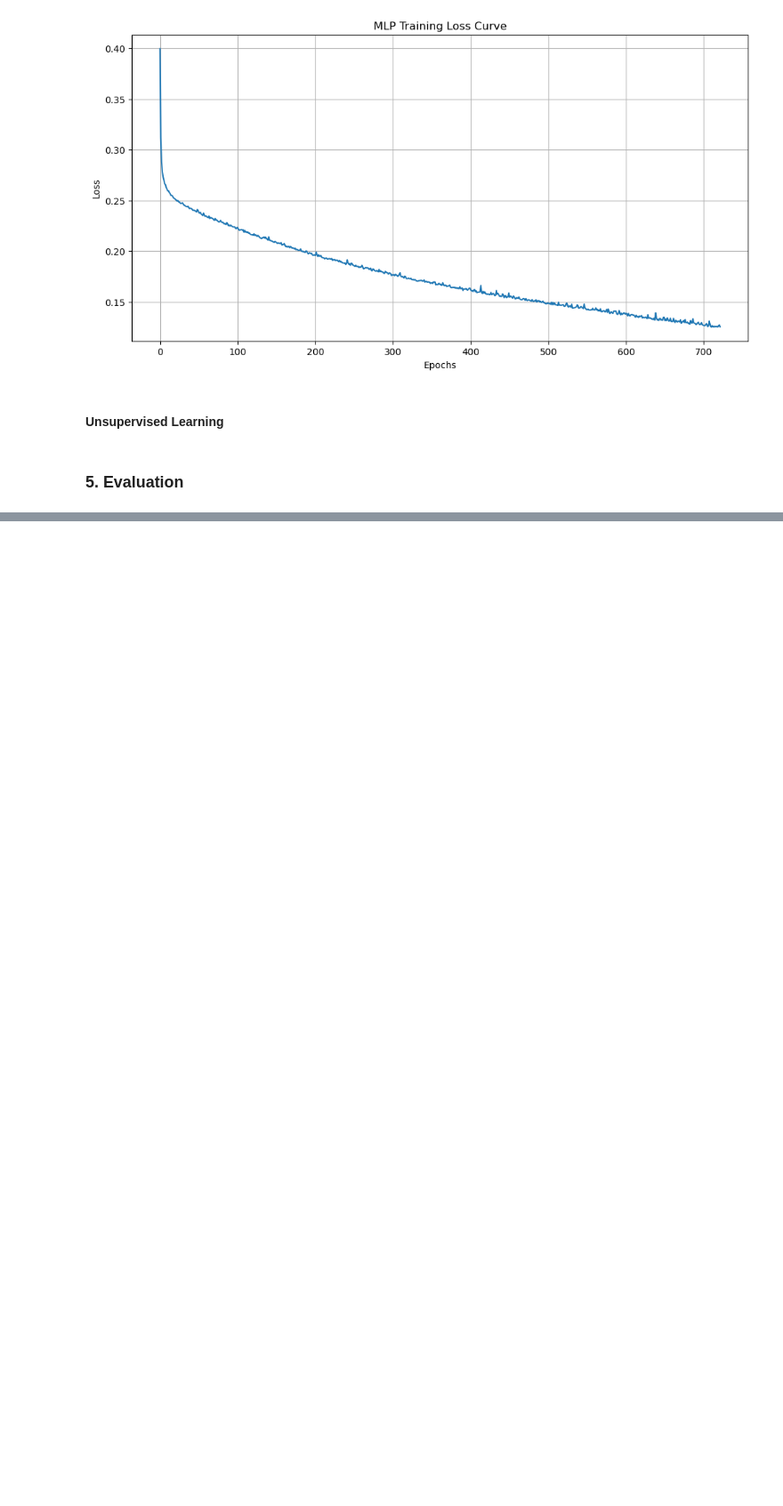
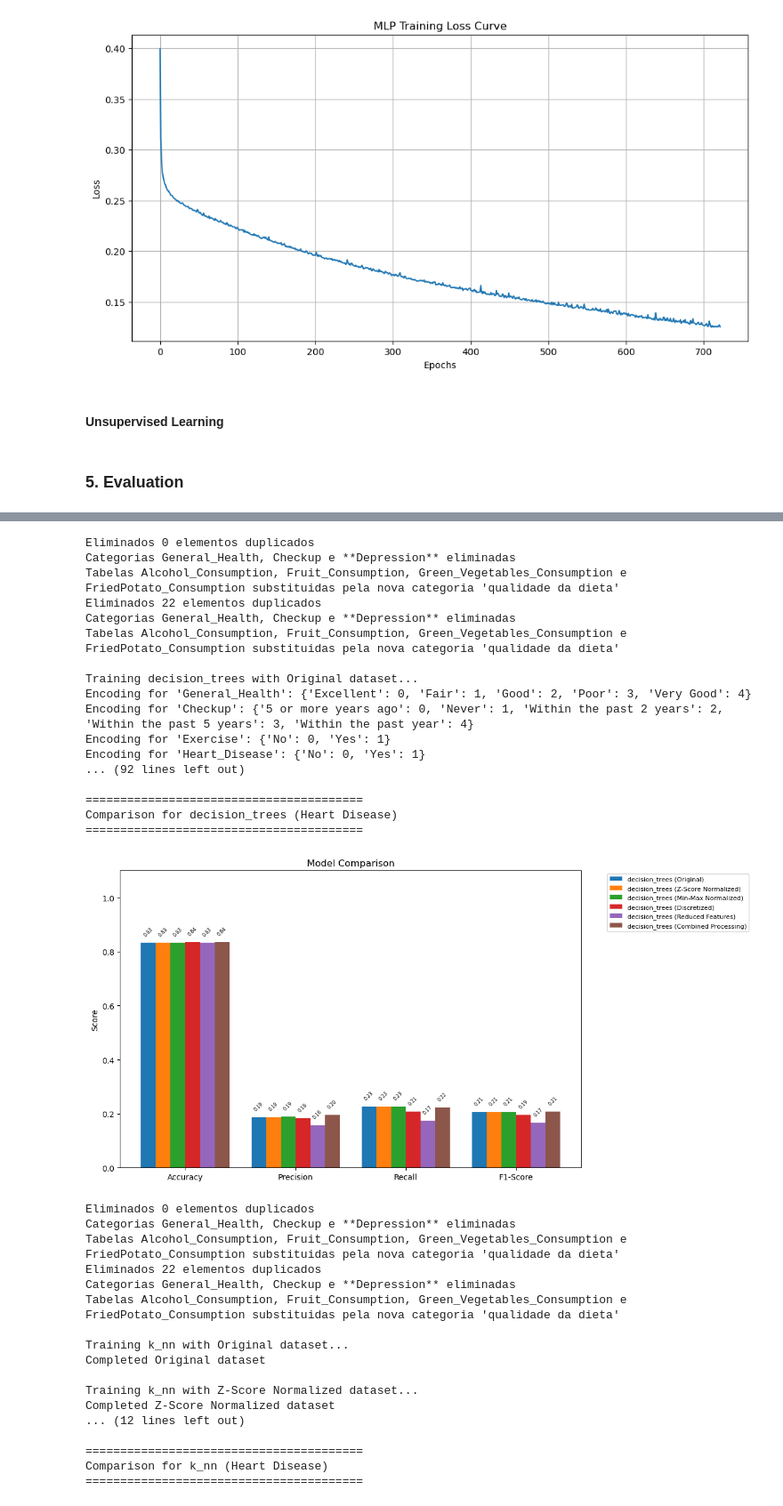
Before and after one commit to Yeshey/IAA-IntroAprendizagemAutomatica, a Jupyter notebook: FinalProject/Project.ipynb, the cells around one changed output, grey strips where cells are left out. Shown at 89% size. Cells and saved outputs as stored; diff of their text form; code cells hidden in the pictures; blank space fills up the shorter version.

Commit message:
comparisons different databases

```diff
--- a/FinalProject/Project.ipynb
+++ b/FinalProject/Project.ipynb
@@ -253,7 +253,7 @@ def preprocess_dataset(dataset, tipo=False, debug=False):
 	return features, target, label_encoders
 
 
-def data_discretization(dataset, com_graficos):
+def data_discretization(dataset, com_graficos=False):
 	"""
 	Aplica data discretization aos dadps para categorizar as categorias que mais precisam.
 	Reduz a grande quantidade de labels de uma dada categoria para não termos que lidar com um excesso de labels.
@@ -1173,0 +1238,45 @@ compare_models(results_to_compare)
+# %%
+# Compare different preprocessing for Decision Trees
+dt_results = compare_preprocessing_strategies(decision_trees)
+
+# Compare for k-NN (make sure to uncomment normalization in k_nn function first!)
+knn_results = compare_preprocessing_strategies(k_nn)
+
+# Compare for MLP
+mlp_results = compare_preprocessing_strategies(multi_layer_perceptron)
+# %% [output]
+Eliminados 0 elementos duplicados
+Categorias General_Health, Checkup e **Depression** eliminadas
+Tabelas Alcohol_Consumption, Fruit_Consumption, Green_Vegetables_Consumption e FriedPotato_Consumption substituidas pela nova categoria 'qualidade da dieta'
+Eliminados 22 elementos duplicados
+Categorias General_Health, Checkup e **Depression** eliminadas
+Tabelas Alcohol_Consumption, Fruit_Consumption, Green_Vegetables_Consumption e FriedPotato_Consumption substituidas pela nova categoria 'qualidade da dieta'
+
+Training decision_trees with Original dataset...
+Encoding for 'General_Health': {'Excellent': 0, 'Fair': 1, 'Good': 2, 'Poor': 3, 'Very Good': 4}
+Encoding for 'Checkup': {'5 or more years ago': 0, 'Never': 1, 'Within the past 2 years': 2, 'Within the past 5 years': 3, 'Within the past year': 4}
+Encoding for 'Exercise': {'No': 0, 'Yes': 1}
+Encoding for 'Heart_Disease': {'No': 0, 'Yes': 1}
+... (92 lines left out)
+
+========================================
+Comparison for decision_trees (Heart Disease)
+========================================
+[figure, added]
+Eliminados 0 elementos duplicados
+Categorias General_Health, Checkup e **Depression** eliminadas
+Tabelas Alcohol_Consumption, Fruit_Consumption, Green_Vegetables_Consumption e FriedPotato_Consumption substituidas pela nova categoria 'qualidade da dieta'
+Eliminados 22 elementos duplicados
+Categorias General_Health, Checkup e **Depression** eliminadas
+Tabelas Alcohol_Consumption, Fruit_Consumption, Green_Vegetables_Consumption e FriedPotato_Consumption substituidas pela nova categoria 'qualidade da dieta'
+
+Training k_nn with Original dataset...
+Completed Original dataset
+
+Training k_nn with Z-Score Normalized dataset...
+Completed Z-Score Normalized dataset
+... (12 lines left out)
+
+========================================
+Comparison for k_nn (Heart Disease)
+========================================
```
Also changed, not shown: parts of 7 cells of this notebook.
